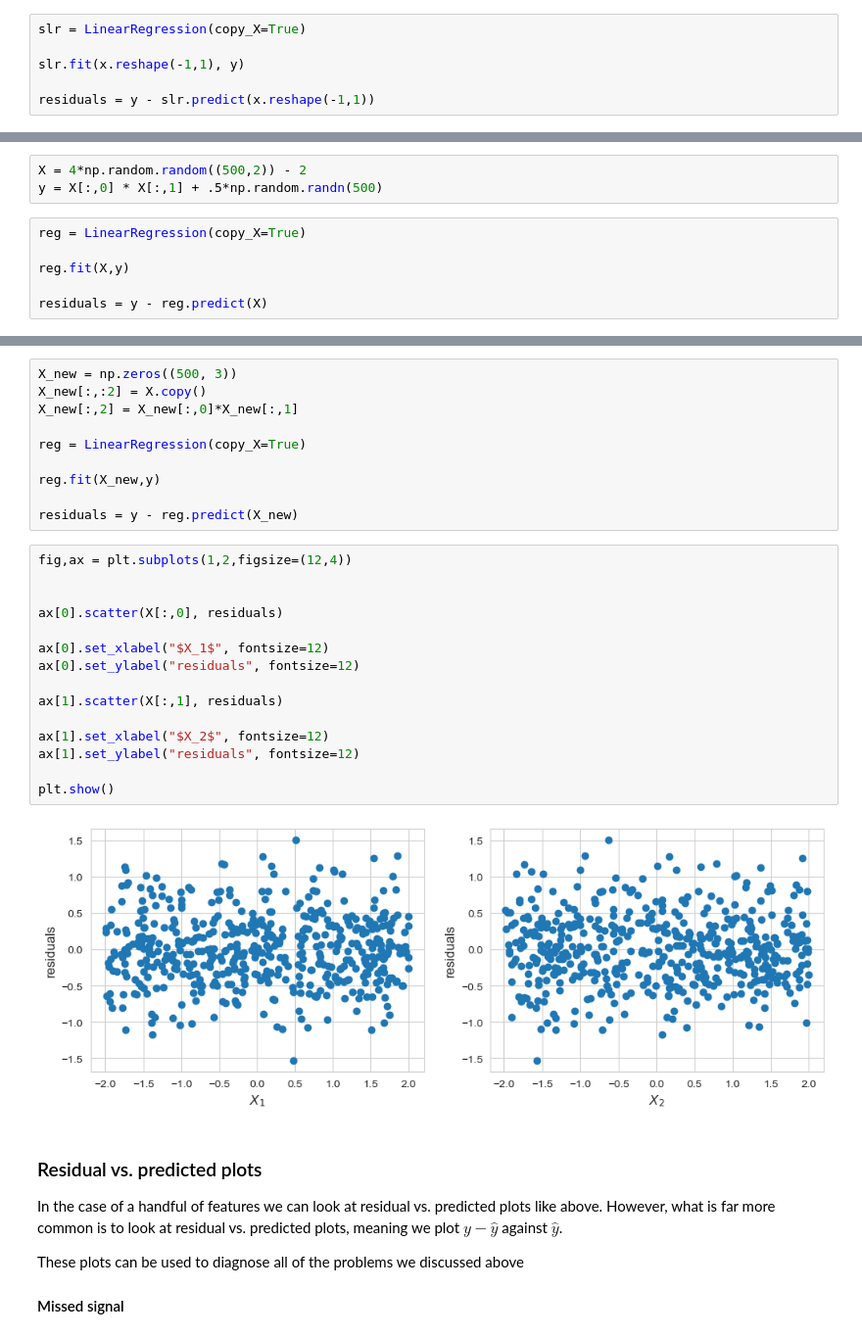
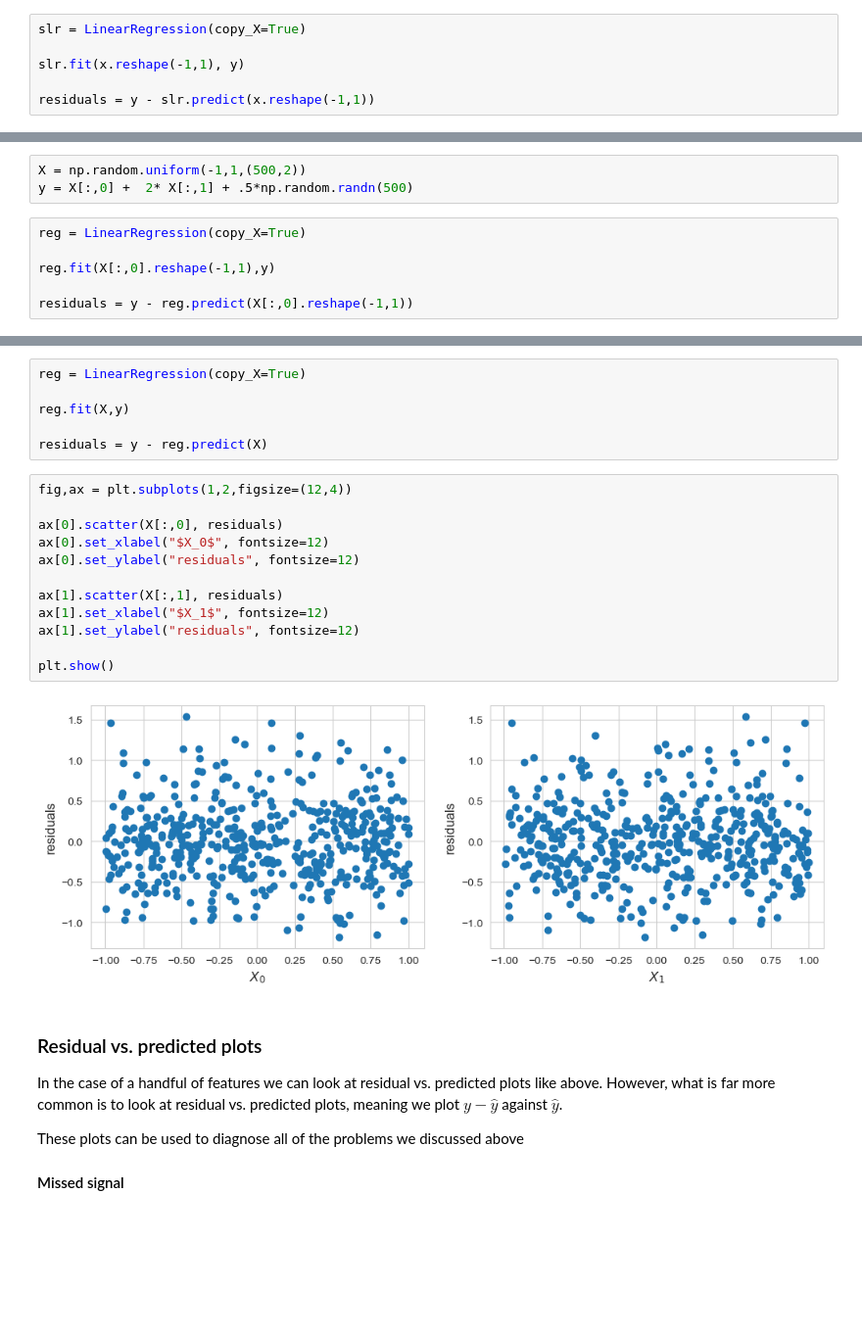
Before and after one commit to parabamoghv/Erdos_AU2024_copy, a Jupyter notebook: week_04_regression_II/lecture_4/5_Linear_Regression_Diagnostic_Plots.ipynb, the cells around one changed output, grey strips where cells are left out. Shown at 98% size. Saved outputs shown, nothing was run; the diff lists cells and outputs as text; blank space fills up the shorter version.

```diff
--- a/week_04_regression_II/lecture_4/5_Linear_Regression_Diagnostic_Plots.ipynb
+++ b/week_04_regression_II/lecture_4/5_Linear_Regression_Diagnostic_Plots.ipynb
@@ -205,12 +205,12 @@ Another thing that residual plots can be useful for is for identifying missed in
 # %%
-X = 4*np.random.random((500,2)) - 2
-y = X[:,0] * X[:,1] + .5*np.random.randn(500)
+X = np.random.uniform(-1,1,(500,2))
+y = X[:,0] +  2* X[:,1] + .5*np.random.randn(500)
 # %%
 reg = LinearRegression(copy_X=True)
 
-reg.fit(X,y)
+reg.fit(X[:,0].reshape(-1,1),y)
 
-residuals = y - reg.predict(X)
+residuals = y - reg.predict(X[:,0].reshape(-1,1))
 # %%
 fig,ax = plt.subplots(1,2,figsize=(12,4))
 
@@ -233,30 +230,23 @@ Let's add in the interaction term and see what happens!
 # %%
-X_new = np.zeros((500, 3))
-X_new[:,:2] = X.copy()
-X_new[:,2] = X_new[:,0]*X_new[:,1]
-
 reg = LinearRegression(copy_X=True)
 
-reg.fit(X_new,y)
+reg.fit(X,y)
 
-residuals = y - reg.predict(X_new)
+residuals = y - reg.predict(X)
 # %%
 fig,ax = plt.subplots(1,2,figsize=(12,4))
 
-
 ax[0].scatter(X[:,0], residuals)
-
-ax[0].set_xlabel("$X_1$", fontsize=12)
+ax[0].set_xlabel("$X_0$", fontsize=12)
 ax[0].set_ylabel("residuals", fontsize=12)
 
 ax[1].scatter(X[:,1], residuals)
-
-ax[1].set_xlabel("$X_2$", fontsize=12)
+ax[1].set_xlabel("$X_1$", fontsize=12)
 ax[1].set_ylabel("residuals", fontsize=12)
 
 plt.show()
 # %% [output]
-[figure, old version]
+[figure, new version]
 # %% [markdown]
 ### Residual vs. predicted plots
 
```
Also changed, not shown: parts of 20 cells of this notebook, 5 other files.
